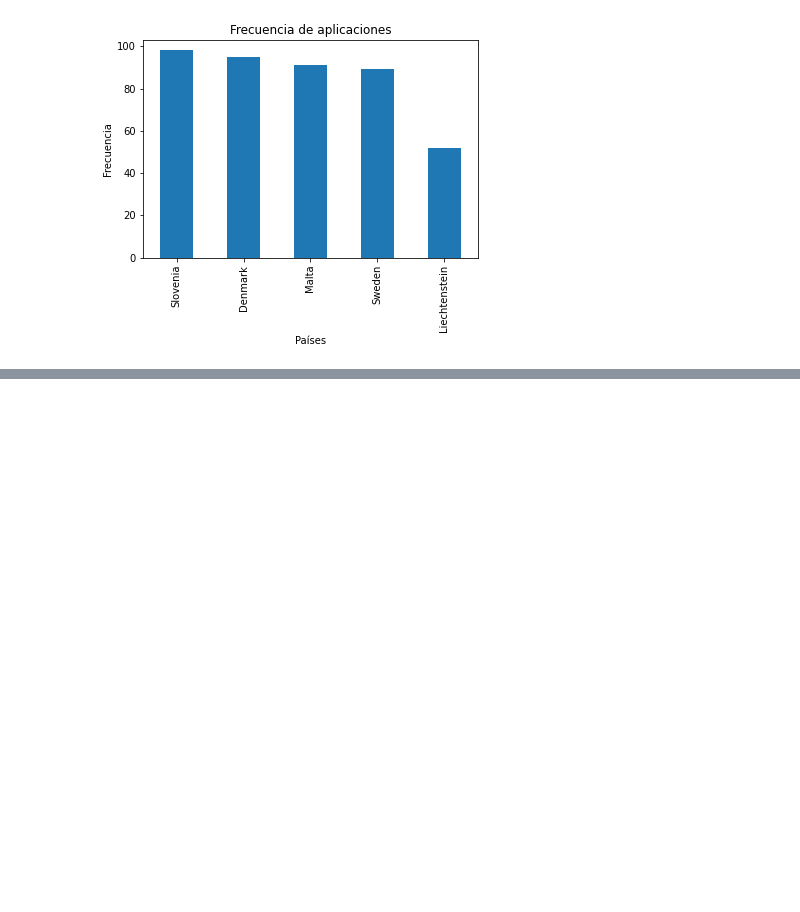
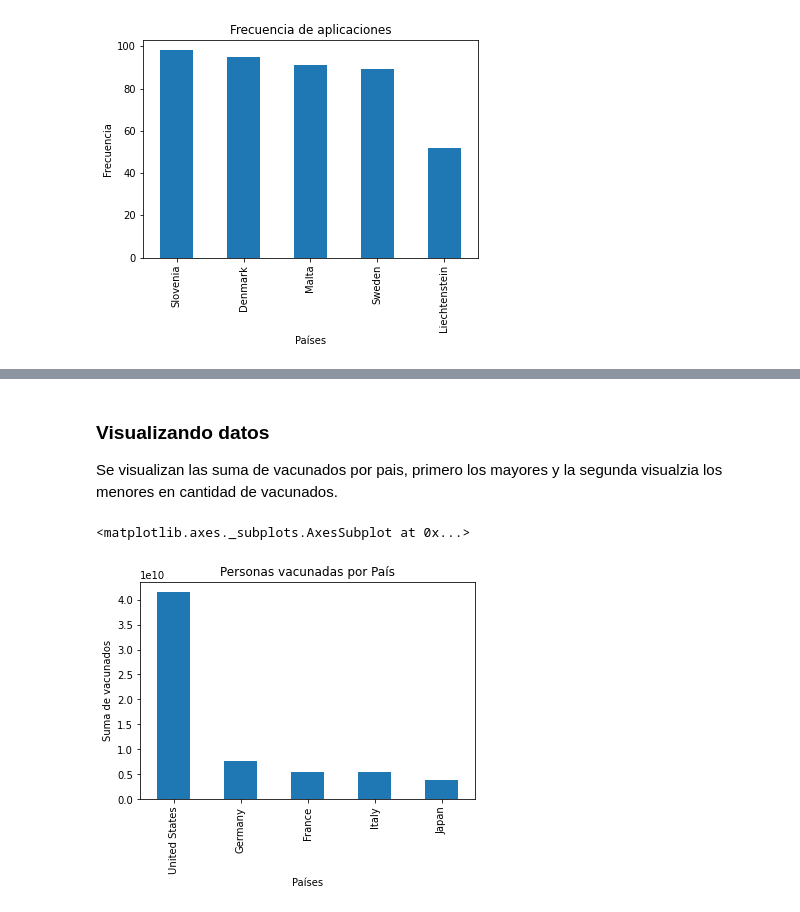
Before and after one commit to rpizarrog/Analisis-Inteligente-de-datos, a Jupyter notebook: bloc de notas/Caso_3_Frecuencias_datos_COVID.ipynb, the cells around one changed output, grey strips where cells are left out. Drawn from its saved outputs; the diff is of its cells as text; code cells hidden in the pictures; blank space fills up the shorter version.

```diff
--- a/bloc de notas/Caso_3_Frecuencias_datos_COVID.ipynb
+++ b/bloc de notas/Caso_3_Frecuencias_datos_COVID.ipynb
@@ -130,0 +191,3 @@ frc_pais_orden.tail()['date'].plot(kind='bar',title='Frecuencia de aplicaciones'
+# %%
+pais_sum= covid.groupby(['location']).sum('total_vaccinations')
+print(pais_sum)
@@ -130,0 +214,3 @@ frc_pais_orden.tail()['date'].plot(kind='bar',title='Frecuencia de aplicaciones'
+# %%
+pais_sum_orden = pais_sum.sort_values('total_vaccinations', ascending = False)
+print(pais_sum_orden)
@@ -130,0 +235,10 @@ frc_pais_orden.tail()['date'].plot(kind='bar',title='Frecuencia de aplicaciones'
+# %% [markdown]
+### Visualizando datos
+
+Se visualizan las suma de vacunados por pais, primero los mayores y la segunda visualzia los menores en cantidad de vacunados.
+# %%
+pais_sum_orden.head()['total_vaccinations'].plot(kind='bar',title='Personas vacunadas por País',
+                                   xlabel="Países", ylabel="Suma de vacunados" )
+# %% [output]
+<matplotlib.axes._subplots.AxesSubplot at 0x...>
+[figure, added]
```
Also changed, not shown: parts of 33 cells of this notebook.
